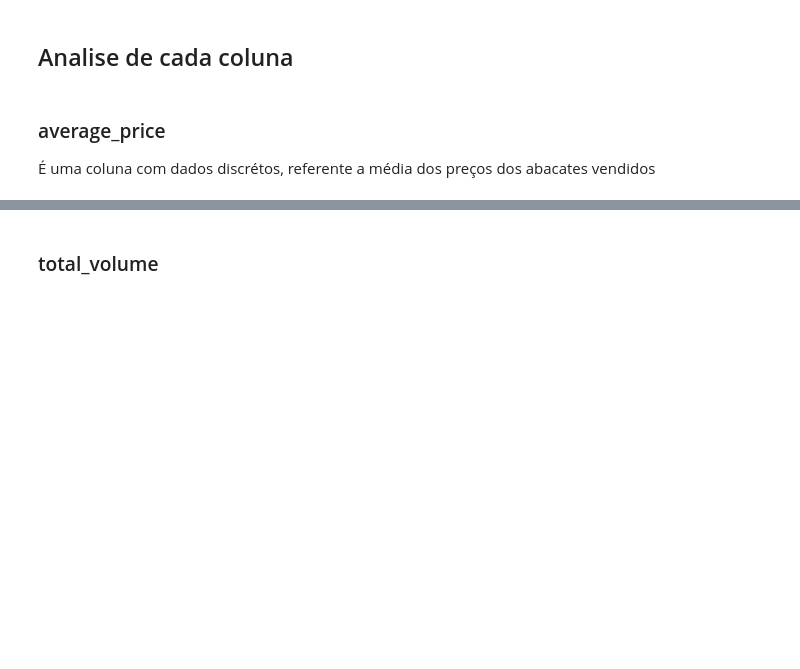
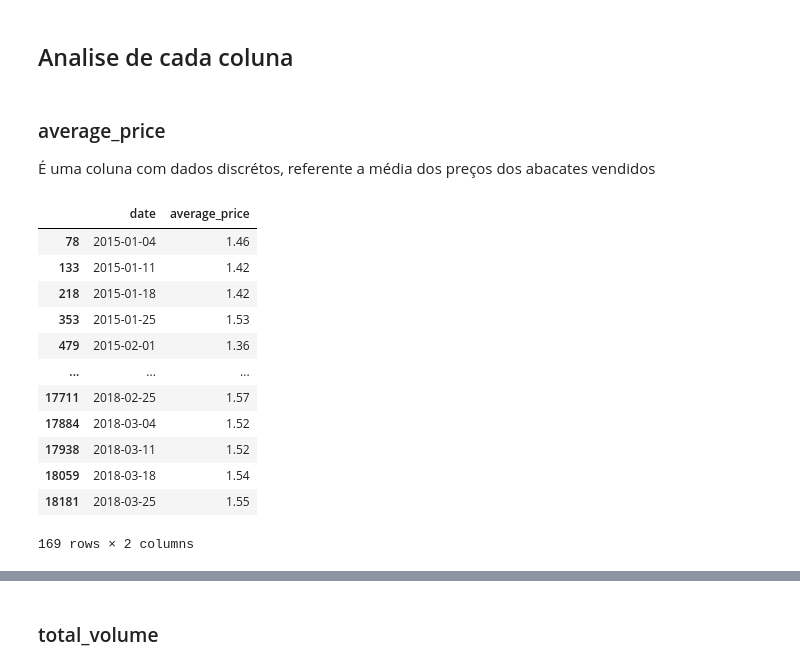
Before and after one commit to tomas-lucena/avocado, a Jupyter notebook: notebook/parte_1.ipynb, the cells around one changed output, grey strips where cells are left out. Drawn from its saved outputs; the diff is of its cells as text; code cells hidden in the pictures; blank space fills up the shorter version.

```diff
--- a/notebook/parte_1.ipynb
+++ b/notebook/parte_1.ipynb
@@ -116,0 +108,17 @@ fig.show()
+# %%
+mask = (df.type=='organic') & (df.region=='TotalUS')
+df.loc[mask,['date','average_price']]
+# %% [output]
+|  | date | average_price |
+| 78 | 2015-01-04 | 1.46 |
+| 133 | 2015-01-11 | 1.42 |
+| 218 | 2015-01-18 | 1.42 |
+| 353 | 2015-01-25 | 1.53 |
+| 479 | 2015-02-01 | 1.36 |
+| ... | ... | ... |
+| 17711 | 2018-02-25 | 1.57 |
+| 17884 | 2018-03-04 | 1.52 |
+| 17938 | 2018-03-11 | 1.52 |
+| 18059 | 2018-03-18 | 1.54 |
+| 18181 | 2018-03-25 | 1.55 |
+169 rows × 2 columns
```
Also changed, not shown: parts of 29 cells of this notebook.
